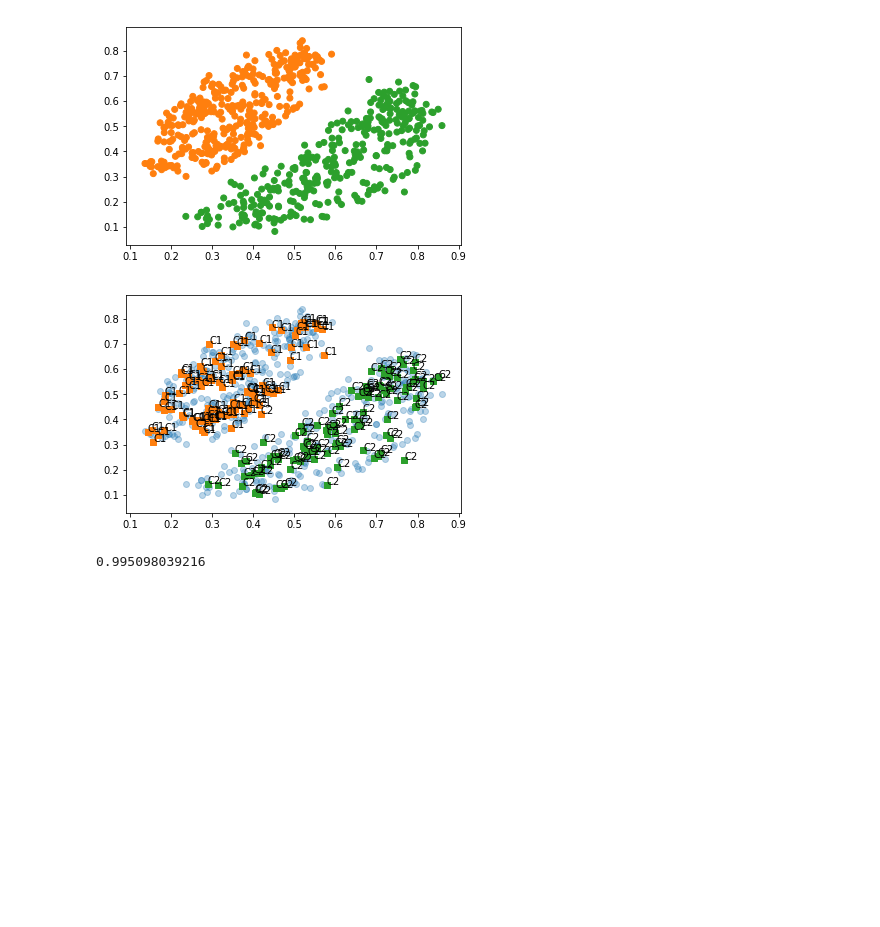
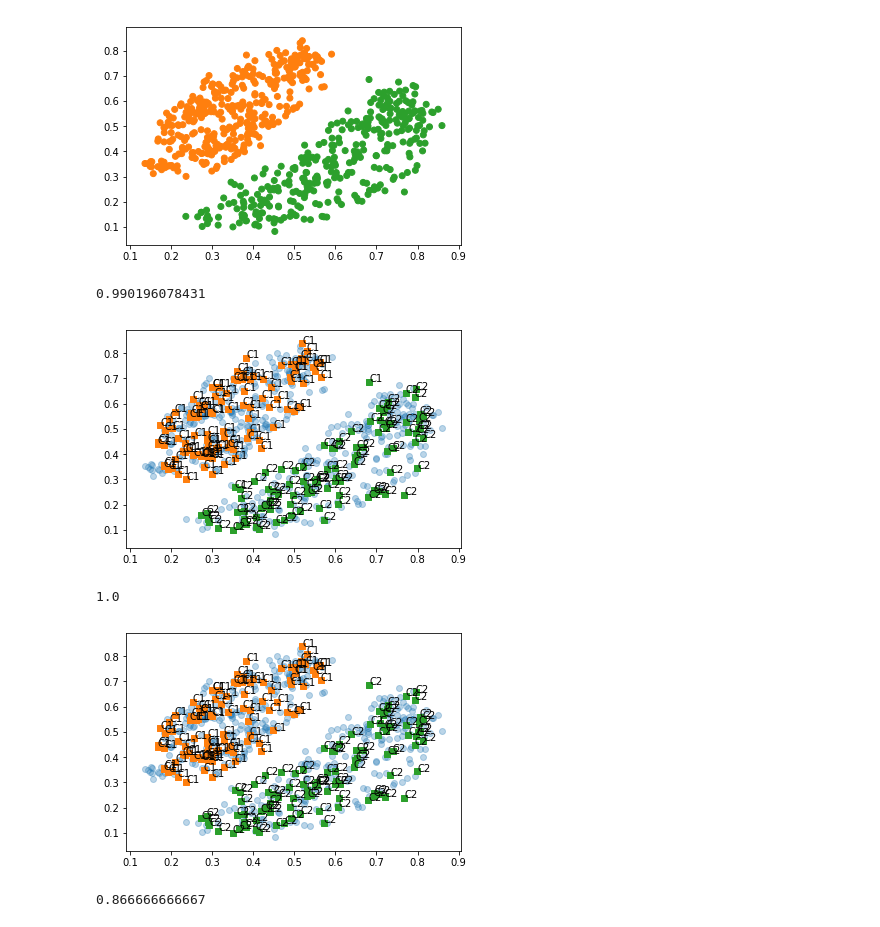
Before and after one commit to jlice/shiyanlou764, a Jupyter notebook: lab5/分类与预测.ipynb, the cells around one changed output. Saved outputs shown, nothing was run; the diff lists cells and outputs as text; code cells hidden in the pictures; blank space fills up the shorter version.

```diff
--- a/lab5/分类与预测.ipynb
+++ b/lab5/分类与预测.ipynb
@@ -24,7 +38,7 @@ feature = data[['x', 'y']].values
 target = data['class'].values
 
 x_train, x_test, y_train, y_test = train_test_split(feature, target,
-                                                   test_size =0.3)
+              test_size =0.3, random_state=50)
 model = Perceptron()
 model.fit(x_train, y_train)
 results = model.predict(x_test)
@@ -32,9 +46,40 @@ plt.scatter(x_train[:, 0], x_train[:, 1], alpha=0.3)
 plt.scatter(x_test[:, 0], x_test[:, 1], marker=',', c=y_test)
 for i, txt in enumerate(results):
     plt.annotate(txt, (x_test[:, 0][i], x_test[:, 1][i]))
+print(model.score(x_test, y_test))
 # %% [output]
+0.990196078431
-[figure, old version]
+[figure, new version]
-# %%
-print(model.score(x_test, y_test))
-# %% [output]
-0.995098039216
+# %%
+data = pd.read_csv('two_class_data.csv', header=0)
+
+feature = data[['x', 'y']].values
+target = data['class'].values
+
+x_train, x_test, y_train, y_test = train_test_split(feature, target,
+              test_size =0.3, random_state=50)
+model = SVC()
+model.fit(x_train, y_train)
+results = model.predict(x_test)
+plt.scatter(x_train[:, 0], x_train[:, 1], alpha=0.3)
+plt.scatter(x_test[:, 0], x_test[:, 1], marker=',', c=y_test)
+for i, txt in enumerate(results):
+    plt.annotate(txt, (x_test[:, 0][i], x_test[:, 1][i]))
+print(model.score(x_test, y_test))
+# %% [output]
+1.0
+[figure, added]
+# %%
+data = pd.read_csv('zoo.csv', header=0)
+feature = data.iloc[:, 1:17].values
+target = data['type'].values
+
+x_train, x_test, y_train, y_test = train_test_split(feature, target,
+                test_size=0.3, random_state=50)
+model = SVC()
+model.fit(x_train, y_train)
+
+results = model.predict(x_test)
+print(model.score(x_test, y_test))
+# %% [output]
+0.866666666667
```
Also changed, not shown: parts of 7 cells of this notebook.
